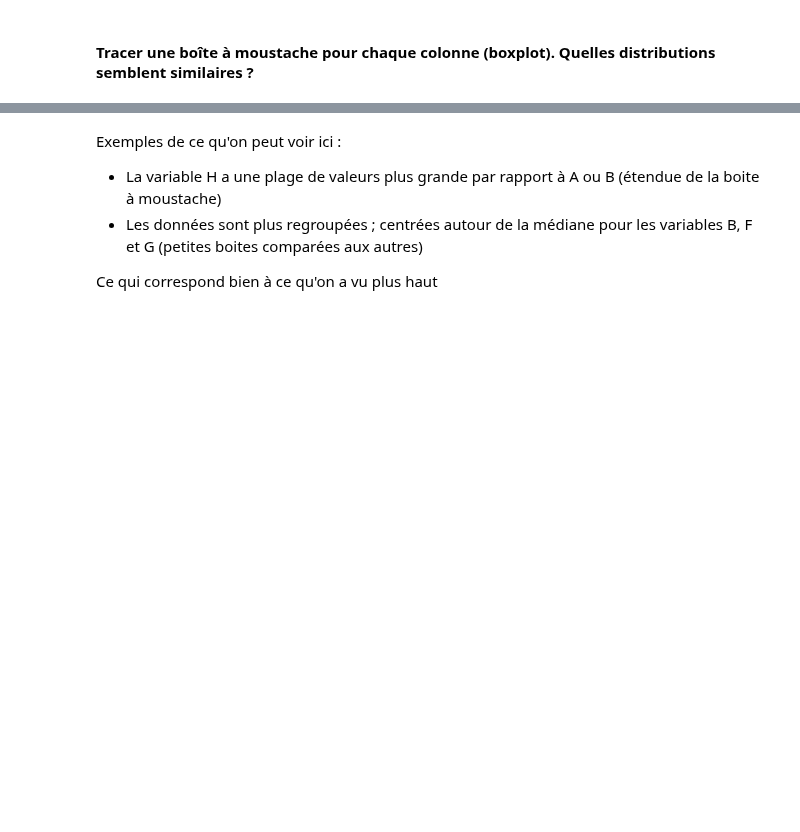
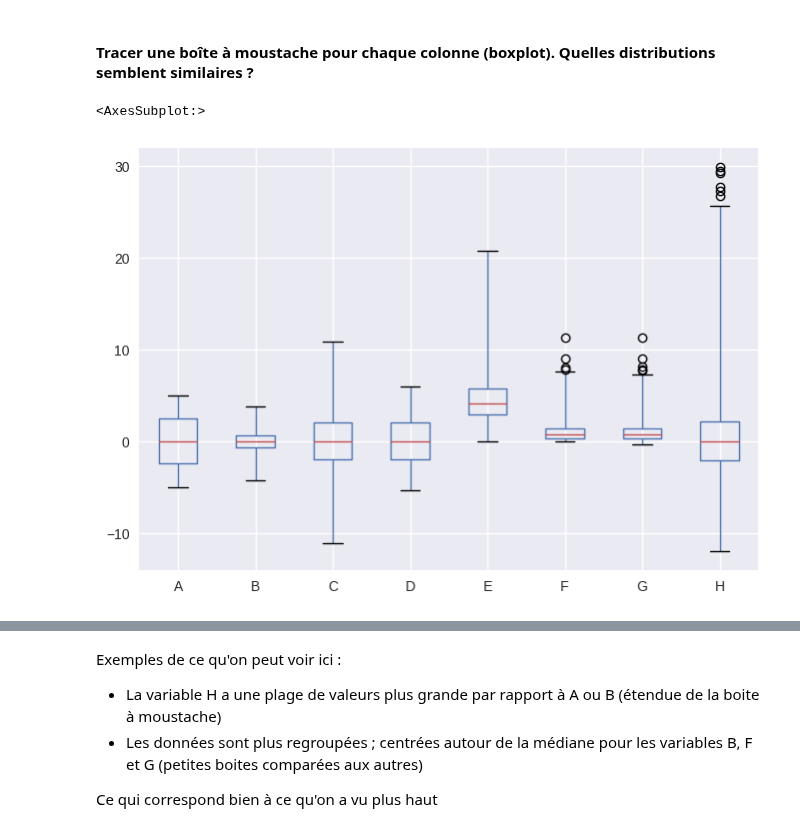
Before and after one commit to ManuLabricole/CDN-Statistique, a Jupyter notebook: Notebooks/Stat_descriptives_part1_découverte.ipynb, the cells around one changed output, grey strips where cells are left out. Cells and saved outputs as stored; diff of their text form; code cells hidden in the pictures; blank space fills up the shorter version.

```diff
--- a/Notebooks/Stat_descriptives_part1_découverte.ipynb
+++ b/Notebooks/Stat_descriptives_part1_découverte.ipynb
@@ -303,5 +443,9 @@ Exemples de ce qu'on peut voir ici :
 # %% [markdown]
 #### Tracer une boîte à moustache pour chaque colonne (boxplot). Quelles distributions semblent similaires ?
 # %%
-# df[cols].boxplot(whis=10)
-df[cols].boxplot(whis=[1, 99])
+#Default whis
+df[cols].boxplot(whis=5.5)
+#df[cols].boxplot(whis=[1, 99])
+# %% [output]
+<AxesSubplot:>
+[figure, added]
```
Also changed, not shown: parts of 54 cells of this notebook.
